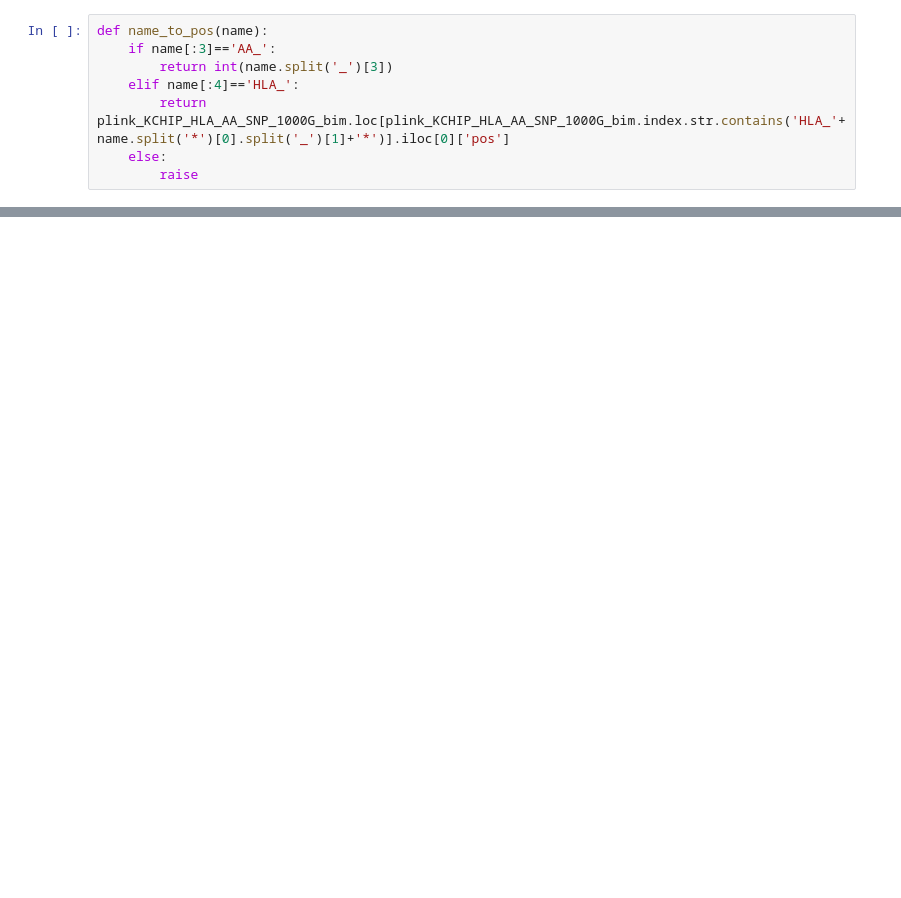
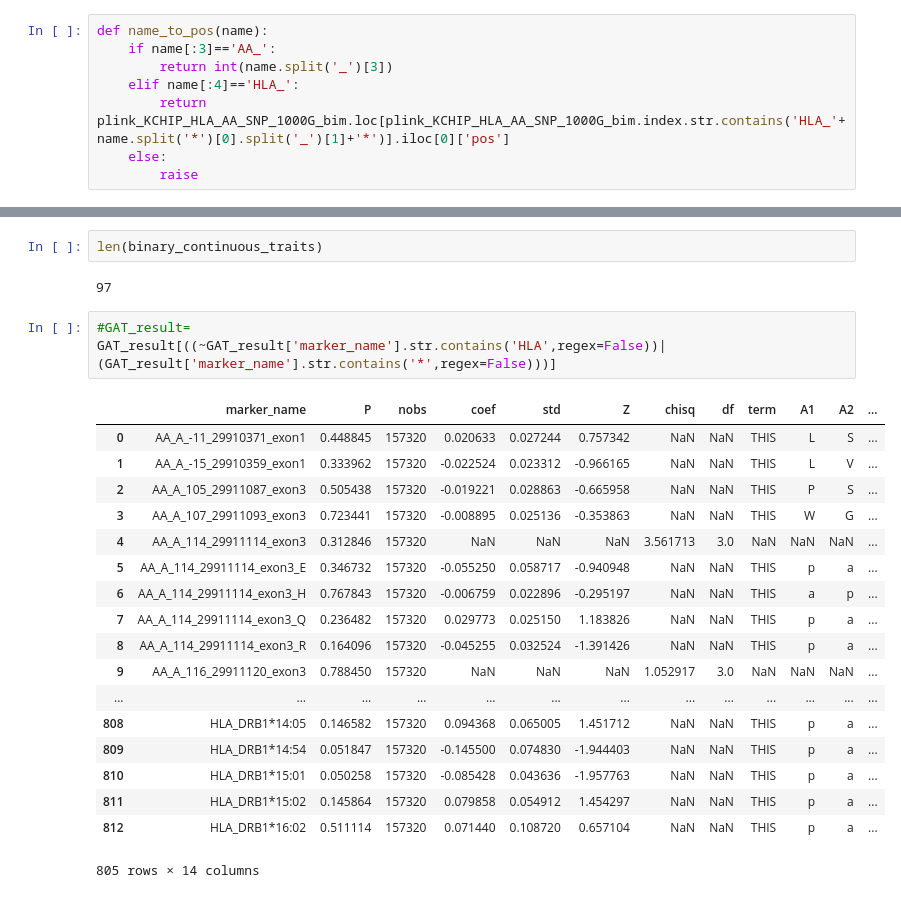
Before and after one commit to chanwkimlab/MHC_Kor_Assoc, a Jupyter notebook: 5_2_report_generation.ipynb, the cells around one changed output, grey strips where cells are left out. Drawn from its saved outputs; the diff is of its cells as text; blank space fills up the shorter version.

```diff
--- a/5_2_report_generation.ipynb
+++ b/5_2_report_generation.ipynb
@@ -94,0 +182,26 @@ def name_to_pos(name):
+# %%
+len(binary_continuous_traits)
+# %% [output]
+97
+# %%
+#GAT_result=
+GAT_result[((~GAT_result['marker_name'].str.contains('HLA',regex=False))|(GAT_result['marker_name'].str.contains('*',regex=False)))]
+# %% [output]
+|  | marker_name | P | nobs | coef | std | Z | chisq | df | term | A1 | A2 | ... |
+| 0 | AA_A_-11_29910371_exon1 | 0.448845 | 157320 | 0.020633 | 0.027244 | 0.757342 | NaN | NaN | THIS | L | S | ... |
+| 1 | AA_A_-15_29910359_exon1 | 0.333962 | 157320 | -0.022524 | 0.023312 | -0.966165 | NaN | NaN | THIS | L | V | ... |
+| 2 | AA_A_105_29911087_exon3 | 0.505438 | 157320 | -0.019221 | 0.028863 | -0.665958 | NaN | NaN | THIS | P | S | ... |
+| 3 | AA_A_107_29911093_exon3 | 0.723441 | 157320 | -0.008895 | 0.025136 | -0.353863 | NaN | NaN | THIS | W | G | ... |
+| 4 | AA_A_114_29911114_exon3 | 0.312846 | 157320 | NaN | NaN | NaN | 3.561713 | 3.0 | NaN | NaN | NaN | ... |
+| 5 | AA_A_114_29911114_exon3_E | 0.346732 | 157320 | -0.055250 | 0.058717 | -0.940948 | NaN | NaN | THIS | p | a | ... |
+| 6 | AA_A_114_29911114_exon3_H | 0.767843 | 157320 | -0.006759 | 0.022896 | -0.295197 | NaN | NaN | THIS | a | p | ... |
+| 7 | AA_A_114_29911114_exon3_Q | 0.236482 | 157320 | 0.029773 | 0.025150 | 1.183826 | NaN | NaN | THIS | p | a | ... |
+| 8 | AA_A_114_29911114_exon3_R | 0.164096 | 157320 | -0.045255 | 0.032524 | -1.391426 | NaN | NaN | THIS | p | a | ... |
+| 9 | AA_A_116_29911120_exon3 | 0.788450 | 157320 | NaN | NaN | NaN | 1.052917 | 3.0 | NaN | NaN | NaN | ... |
+| ... | ... | ... | ... | ... | ... | ... | ... | ... | ... | ... | ... | ... |
+| 808 | HLA_DRB1*14:05 | 0.146582 | 157320 | 0.094368 | 0.065005 | 1.451712 | NaN | NaN | THIS | p | a | ... |
+| 809 | HLA_DRB1*14:54 | 0.051847 | 157320 | -0.145500 | 0.074830 | -1.944403 | NaN | NaN | THIS | p | a | ... |
+| 810 | HLA_DRB1*15:01 | 0.050258 | 157320 | -0.085428 | 0.043636 | -1.957763 | NaN | NaN | THIS | p | a | ... |
+| 811 | HLA_DRB1*15:02 | 0.145864 | 157320 | 0.079858 | 0.054912 | 1.454297 | NaN | NaN | THIS | p | a | ... |
+| 812 | HLA_DRB1*16:02 | 0.511114 | 157320 | 0.071440 | 0.108720 | 0.657104 | NaN | NaN | THIS | p | a | ... |
+805 rows × 14 columns
```
Also changed, not shown: parts of 31 cells of this notebook, 28 other files.
